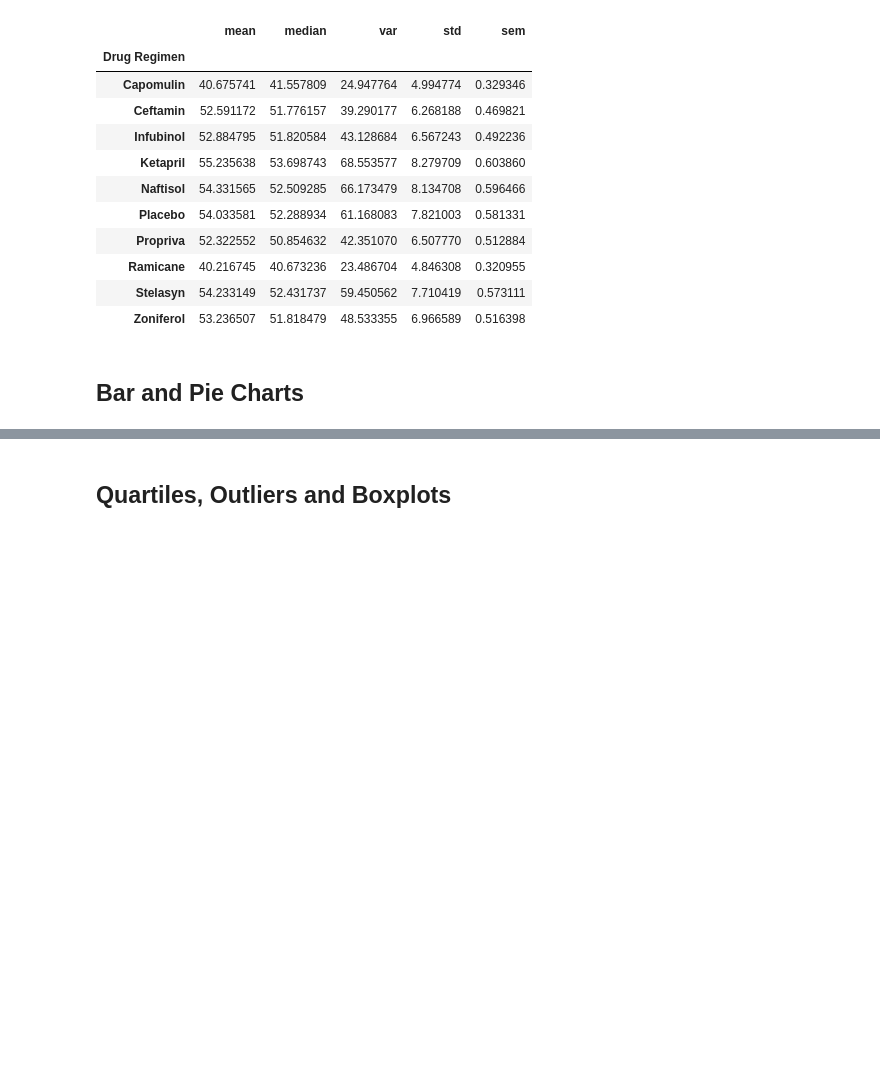
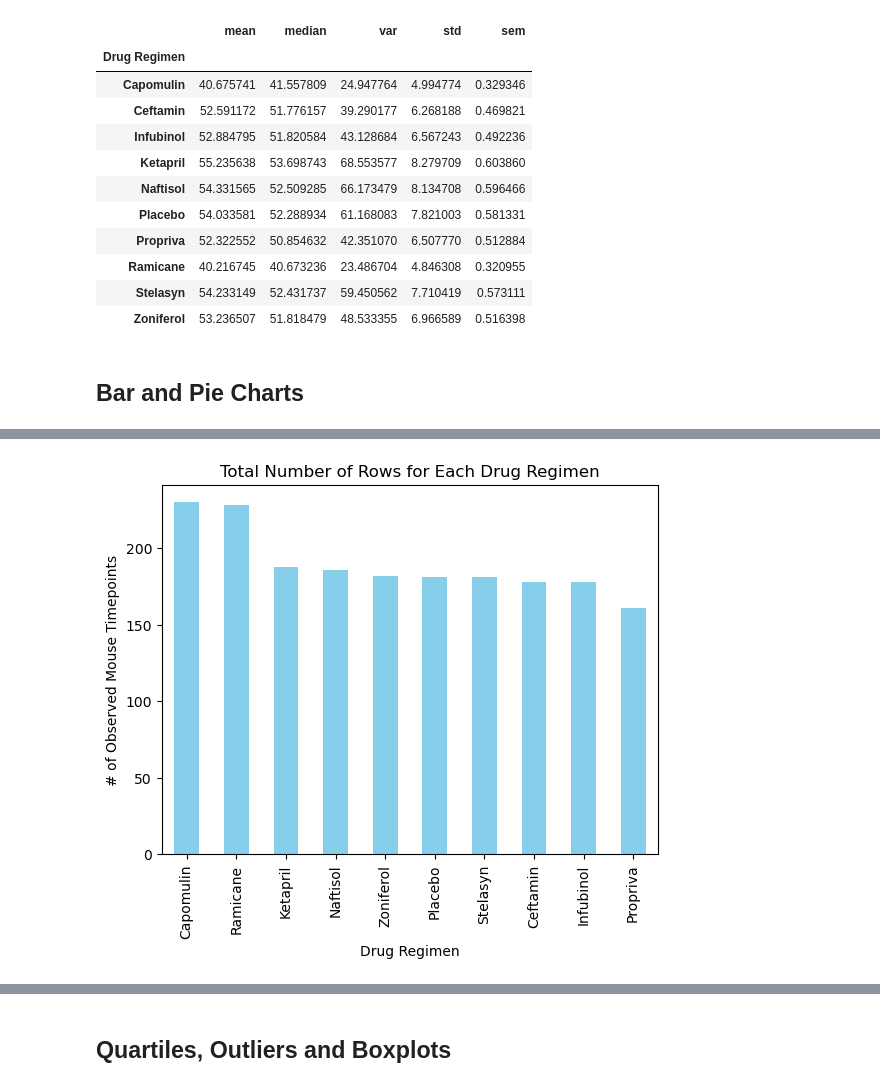
Before and after one commit to Achempim/Module-5-challenge, a Jupyter notebook: Starter_Code/Pymaceuticals/pymaceuticals_starter.ipynb, the cells around one changed output, grey strips where cells are left out. Drawn from its saved outputs; the diff is of its cells as text; code cells hidden in the pictures; blank space fills up the shorter version.

```diff
--- a/Starter_Code/Pymaceuticals/pymaceuticals_starter.ipynb
+++ b/Starter_Code/Pymaceuticals/pymaceuticals_starter.ipynb
@@ -197,0 +184,19 @@ summary_stats
+# %%
+# Generate a bar plot showing the total number of rows (Mouse ID/Timepoints) for each drug regimen using Pandas.
+# Group the data by 'Drug Regimen' and count the number of rows (Mouse ID/Timepoints)
+drug_regimen_counts = combined_data.groupby('Drug Regimen').count()['Mouse ID']
+
+# Sort the counts in descending order
+drug_regimen_counts = drug_regimen_counts.sort_values(ascending=False)
+
+# Generate a bar plot using Pandas
+drug_regimen_counts.plot(kind='bar',
+                         title='Total Number of Rows for Each Drug Regimen',
+                         xlabel='Drug Regimen',
+                         ylabel='# of Observed Mouse Timepoints',
+                         color='skyblue') # Optional: add color to the bars
+
+# Display the plot
+plt.show()
+# %% [output]
+[figure, added]
```
Also changed, not shown: parts of 20 cells of this notebook.
